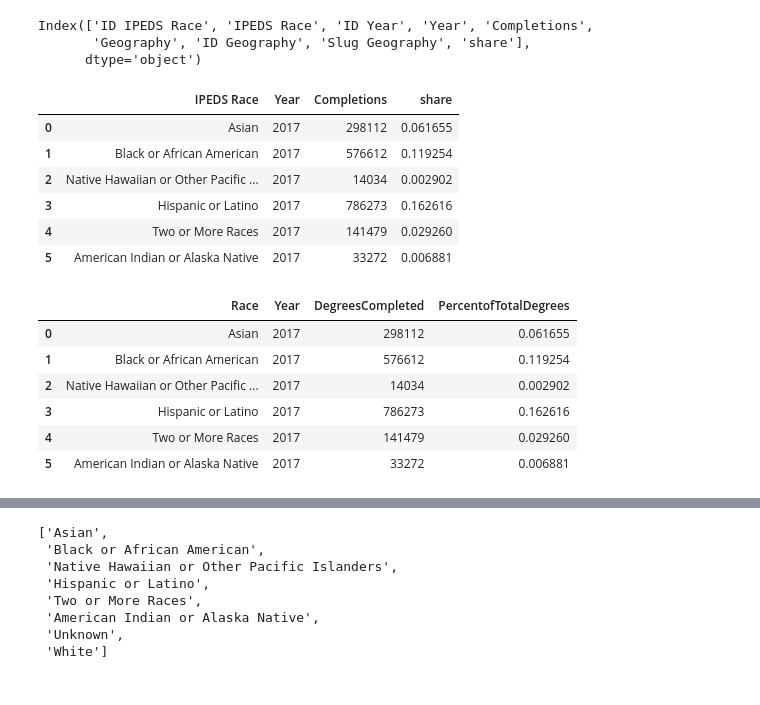
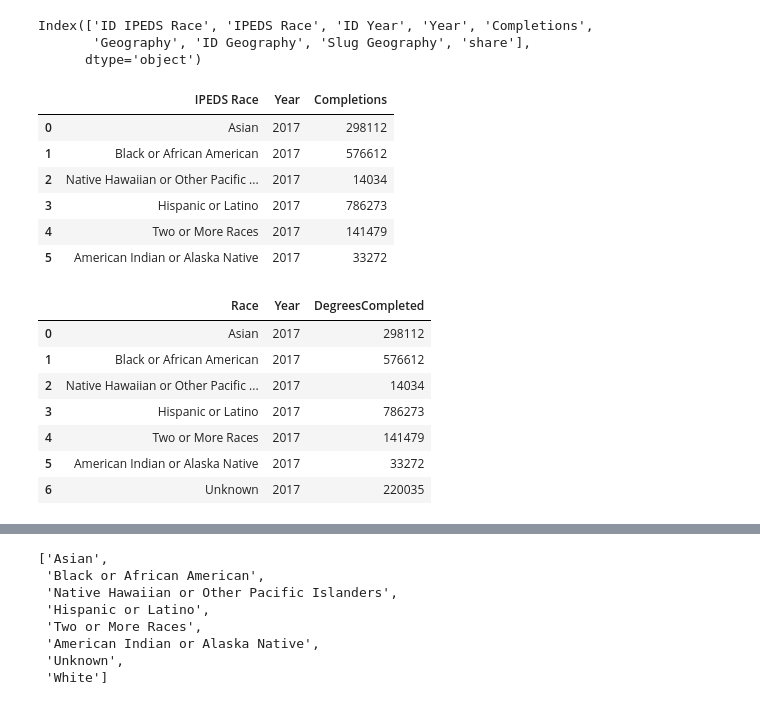
Before and after one commit to zclacken/Python-Projects, a Jupyter notebook: Racial Disparity Complete Code.ipynb, the cells around one changed output, grey strips where cells are left out. Drawn from its saved outputs; the diff is of its cells as text; code cells hidden in the pictures.

```diff
--- a/Racial Disparity Complete Code.ipynb
+++ b/Racial Disparity Complete Code.ipynb
@@ -52,25 +56,26 @@ Index(['ID IPEDS Race', 'IPEDS Race', 'ID Year', 'Year', 'Completions',
 # %%
 #Drop Undesired Columns
 education = educationraw.drop(['ID IPEDS Race','ID Year',
-       'Geography', 'ID Geography', 'Slug Geography'], axis =1)
+       'Geography', 'ID Geography', 'Slug Geography', 'share'], axis =1)
 education.head(6)
 # %% [output]
-|  | IPEDS Race | Year | Completions | share |
-| 0 | Asian | 2017 | 298112 | 0.061655 |
-| 1 | Black or African American | 2017 | 576612 | 0.119254 |
-| 2 | Native Hawaiian or Other Pacific ... | 2017 | 14034 | 0.002902 |
-| 3 | Hispanic or Latino | 2017 | 786273 | 0.162616 |
-| 4 | Two or More Races | 2017 | 141479 | 0.029260 |
-| 5 | American Indian or Alaska Native | 2017 | 33272 | 0.006881 |
+|  | IPEDS Race | Year | Completions |
+| 0 | Asian | 2017 | 298112 |
+| 1 | Black or African American | 2017 | 576612 |
+| 2 | Native Hawaiian or Other Pacific ... | 2017 | 14034 |
+| 3 | Hispanic or Latino | 2017 | 786273 |
+| 4 | Two or More Races | 2017 | 141479 |
+| 5 | American Indian or Alaska Native | 2017 | 33272 |
 # %%
 #Change column names
-education.columns = ['Race', 'Year', 'DegreesCompleted', 'PercentofTotalDegrees']
-education.head(6)
+education.columns = ['Race', 'Year', 'DegreesCompleted']
+education.head(7)
 # %% [output]
-|  | Race | Year | DegreesCompleted | PercentofTotalDegrees |
-| 0 | Asian | 2017 | 298112 | 0.061655 |
-| 1 | Black or African American | 2017 | 576612 | 0.119254 |
-| 2 | Native Hawaiian or Other Pacific ... | 2017 | 14034 | 0.002902 |
-| 3 | Hispanic or Latino | 2017 | 786273 | 0.162616 |
-| 4 | Two or More Races | 2017 | 141479 | 0.029260 |
-| 5 | American Indian or Alaska Native | 2017 | 33272 | 0.006881 |
+|  | Race | Year | DegreesCompleted |
+| 0 | Asian | 2017 | 298112 |
+| 1 | Black or African American | 2017 | 576612 |
+| 2 | Native Hawaiian or Other Pacific ... | 2017 | 14034 |
+| 3 | Hispanic or Latino | 2017 | 786273 |
+| 4 | Two or More Races | 2017 | 141479 |
+| 5 | American Indian or Alaska Native | 2017 | 33272 |
+| 6 | Unknown | 2017 | 220035 |
```
Also changed, not shown: parts of 105 cells of this notebook.
